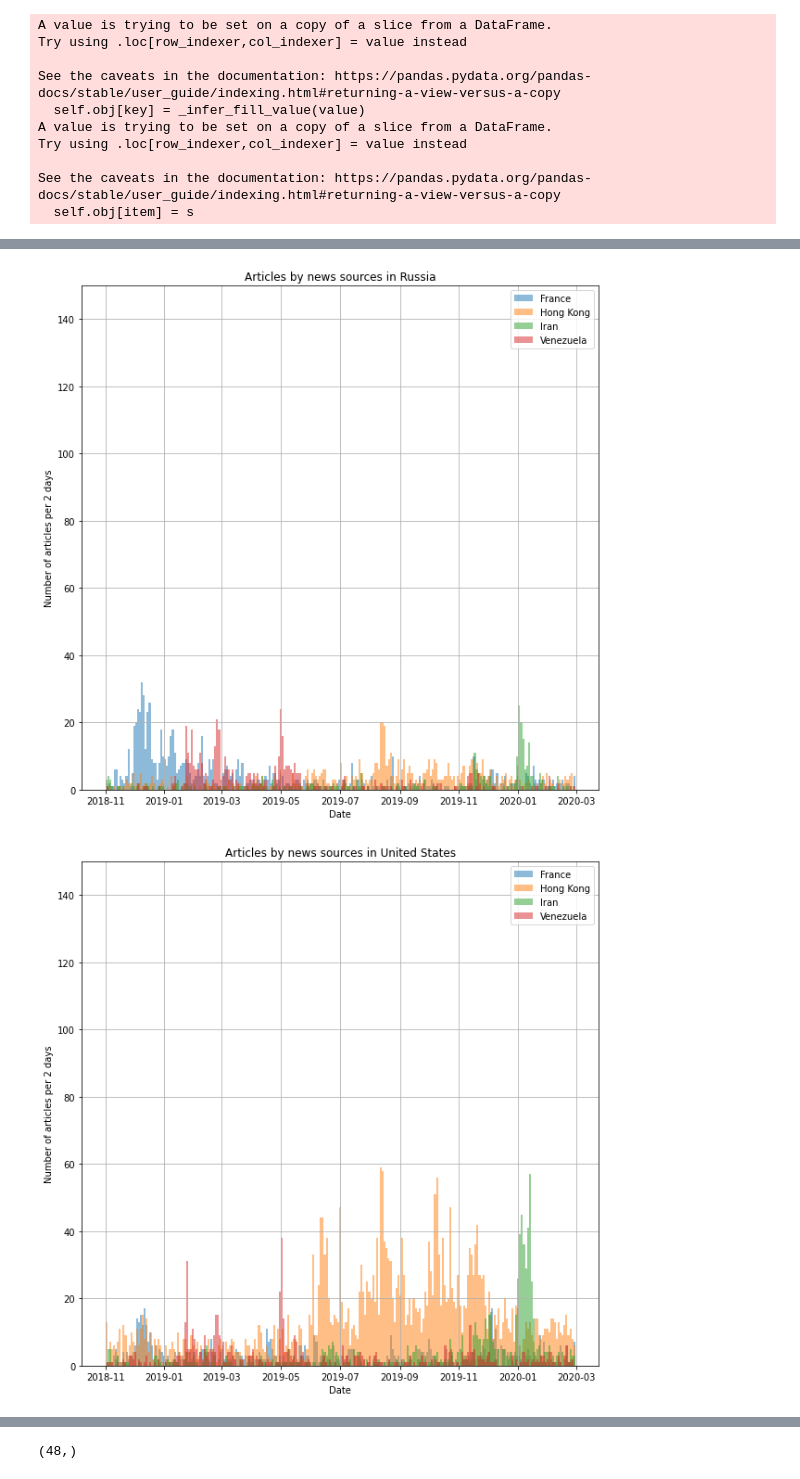
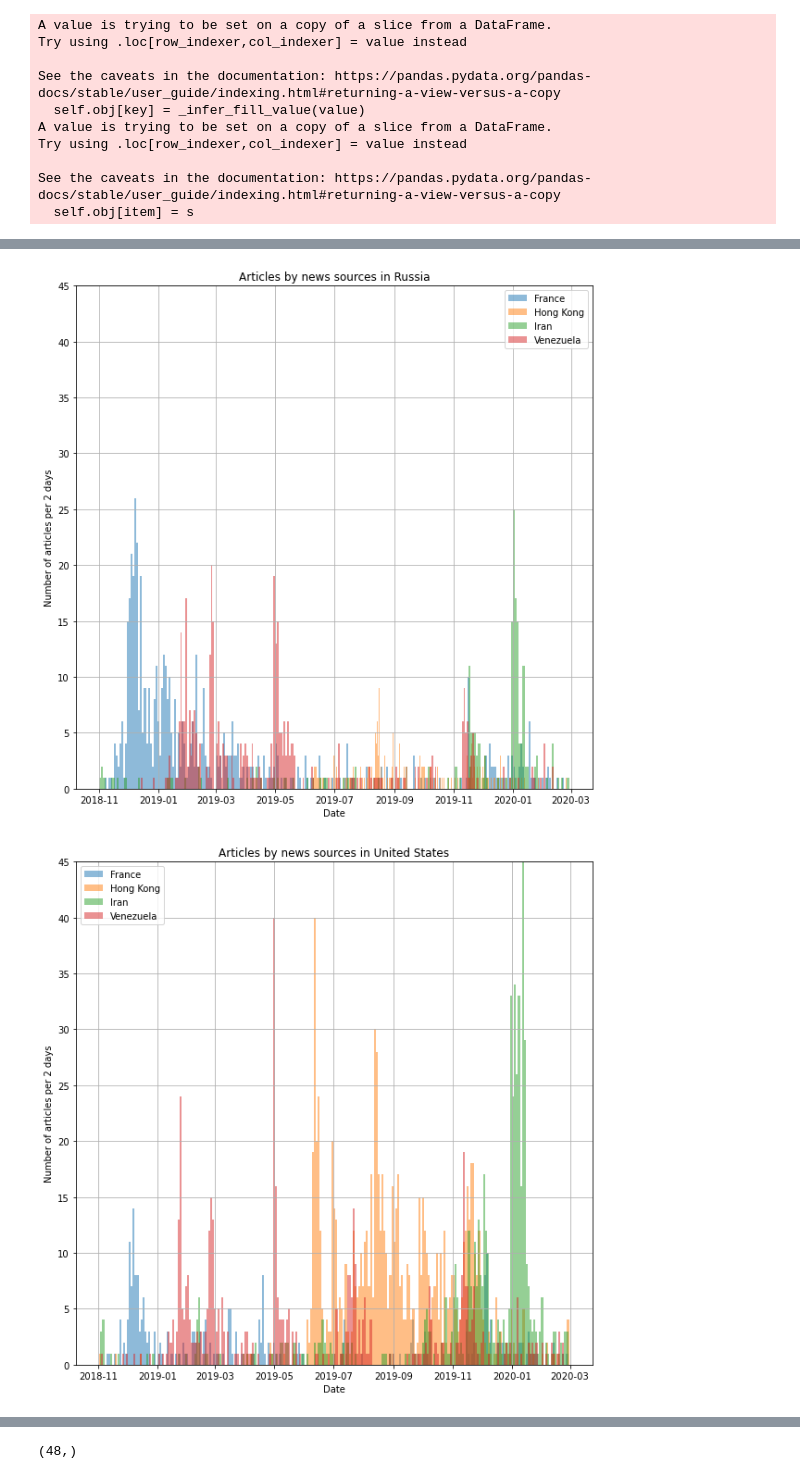
Before and after one commit to FelixLabelle/data_cleaner, a Jupyter notebook: dataset_stats.ipynb, the cells around one changed output, grey strips where cells are left out. Saved outputs shown, nothing was run; the diff lists cells and outputs as text; code cells hidden in the pictures.

Commit message:
Final configuration of data pipeline

```diff
--- a/dataset_stats.ipynb
+++ b/dataset_stats.ipynb
@@ -30,6 +30,10 @@ def source2country(source_list):
 
     return country_list
 # %%
-with open('articles_all.json', 'r') as f:
-    data = pd.json_normalize(json.load(f))
+#'articles_all.json'
+with open('filtered_data_v5.json', 'r') as f:
+    articles, scores, labels = zip(*json.load(f))
+    for article,label in zip(articles, labels):
+        article['protest'] = label
+    data = pd.json_normalize(articles)
     data['source.country'] = source2country(data['source.title'])
@@ -85,7 +191,7 @@ for source_country in sorted(set(data['source.country'])):
     for label, df in protests_by_dates[protests_by_dates['source.country']==source_country].groupby('protest'):
         df.date.hist(ax=ax, label=label, bins=243, alpha=0.5)
         plt.legend()
-        plt.ylim((0,150))
+        plt.ylim((0,45))
     plt.show()
     fig.savefig("news-source_graph_{}.png".format(source_country.replace(' ','')))
 # %% [output]
@@ -97,2 +203,2 @@ for source_country in sorted(set(data['source.country'])):
-[figure, old version]
+[figure, new version]
-[figure, old version]
+[figure, new version]
```
Also changed, not shown: parts of 14 cells of this notebook, 3 other files.
